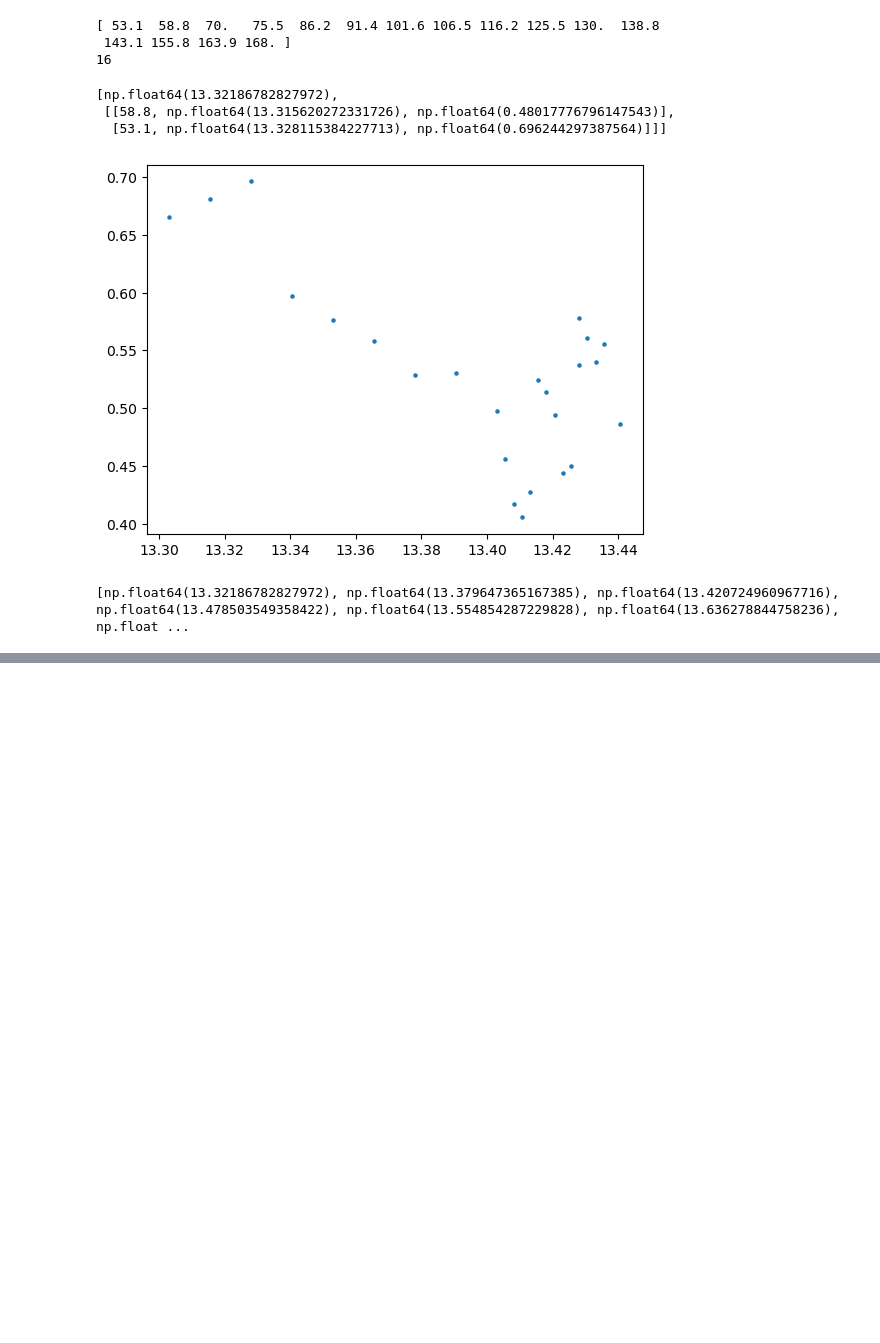
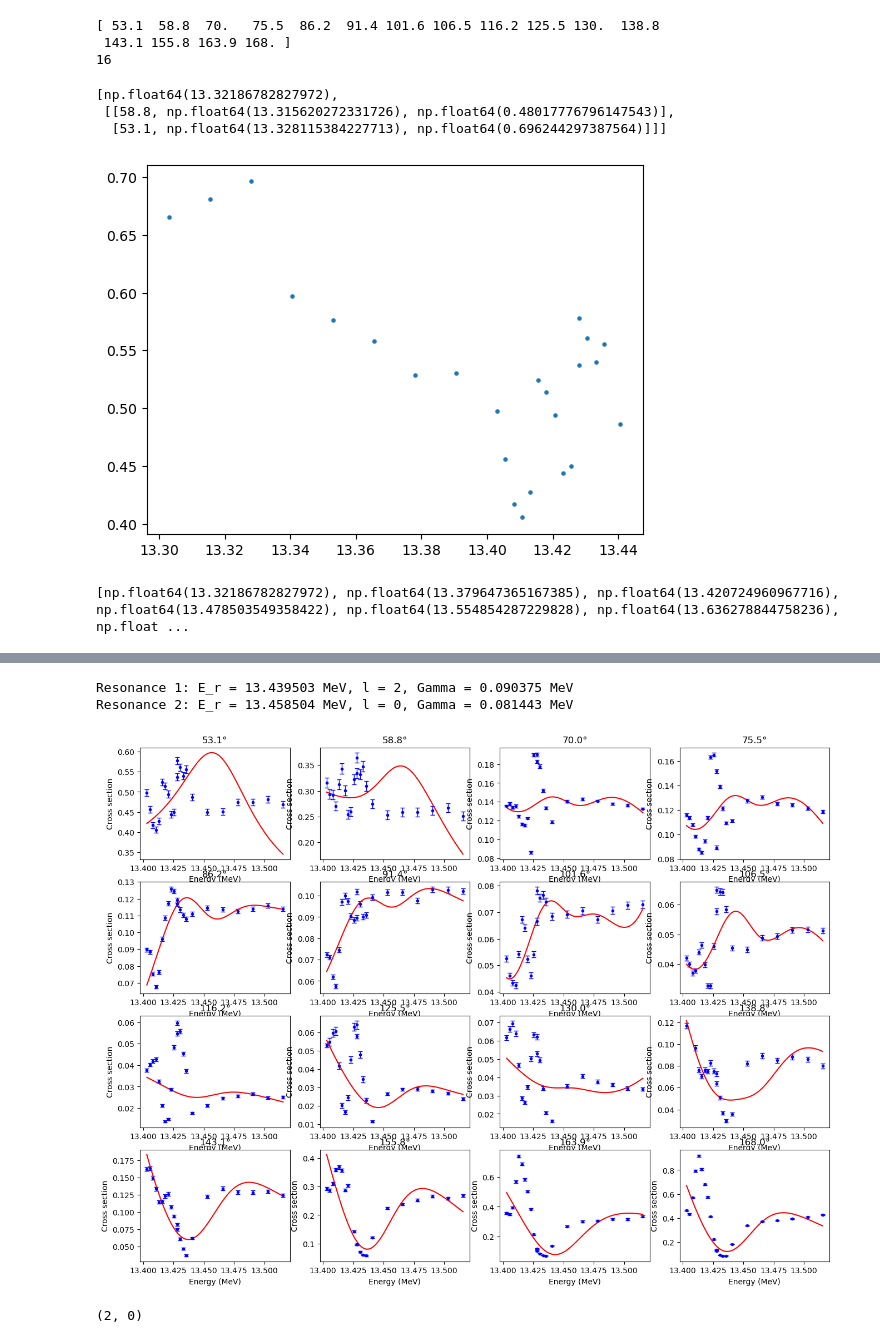
Before and after one commit to peytaguo/automated-resonance-analysis, a Jupyter notebook: resonance_fitting.ipynb, the cells around one changed output, grey strips where cells are left out. Drawn from its saved outputs; the diff is of its cells as text; code cells hidden in the pictures; blank space fills up the shorter version.

```diff
--- a/resonance_fitting.ipynb
+++ b/resonance_fitting.ipynb
@@ -275,0 +311,12 @@ print(windows)
+# %%
+second_window = windows[1]
+
+fits, lower_bound, upper_bound = scattering_model.fitting_routine_1(second_window, cluster_energies, cluster_widths)
+
+with open("top_fits_w2.pkl", "wb") as f:
+    pickle.dump(fits, f)
+
+refined_fits = scattering_model.fitting_routine_2(fits, second_window, lower_bound, upper_bound)
+
+with open("top_10_refined_fits_w2.pkl", "wb") as f:
+    pickle.dump(refined_fits, f)
@@ -275,0 +341,10 @@ print(windows)
+# %%
+best_fit_cost, best_angular_momenta, best_params = refined_fits[0]
+
+scattering_model.get_fit_visual(second_window, best_params, best_angular_momenta)
+print(best_angular_momenta)
+# %% [output]
+Resonance 1: E_r = 13.439503 MeV, l = 2, Gamma = 0.090375 MeV
+Resonance 2: E_r = 13.458504 MeV, l = 0, Gamma = 0.081443 MeV
+[figure, added]
+(2, 0)
```
Also changed, not shown: parts of 23 cells of this notebook, 11 other files.
